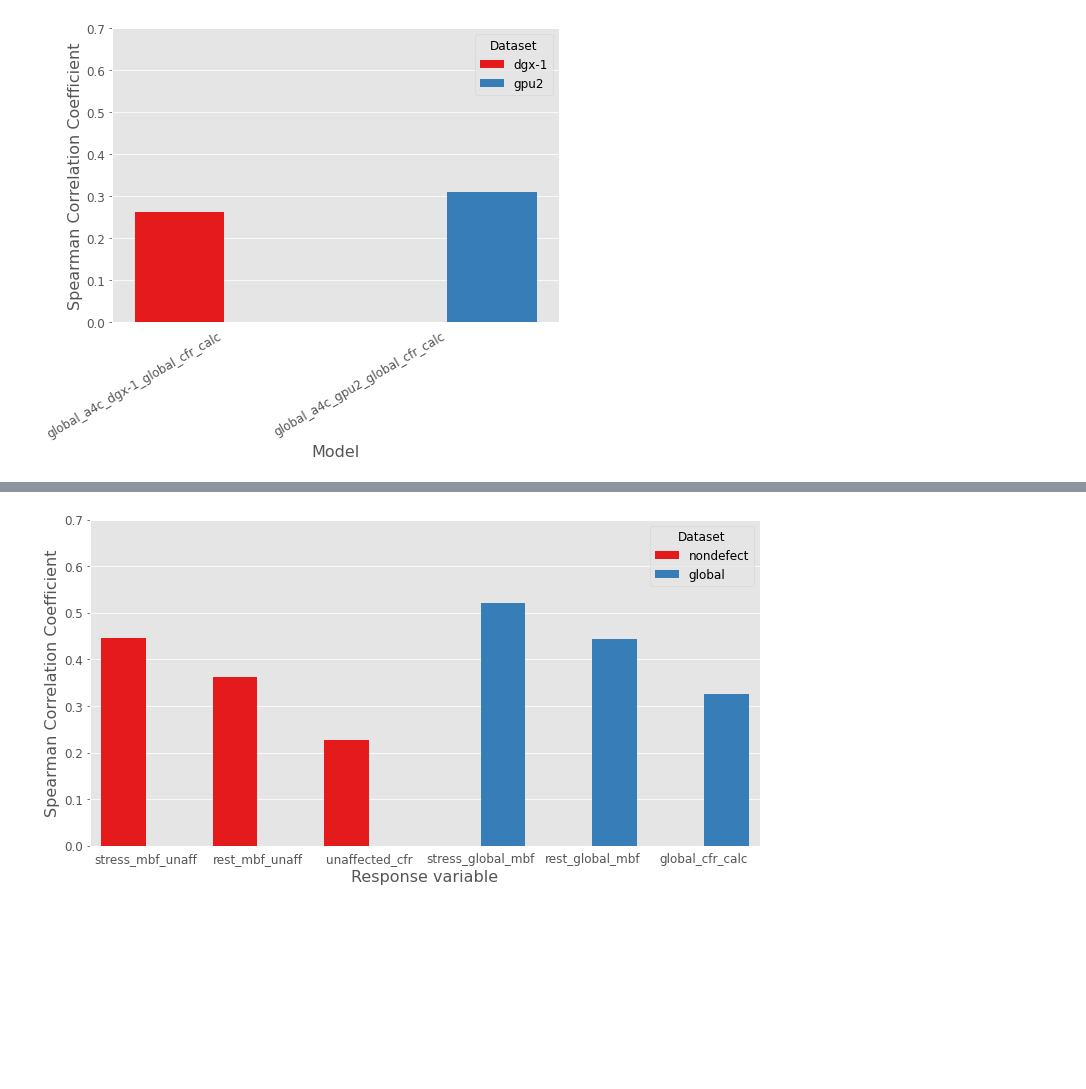
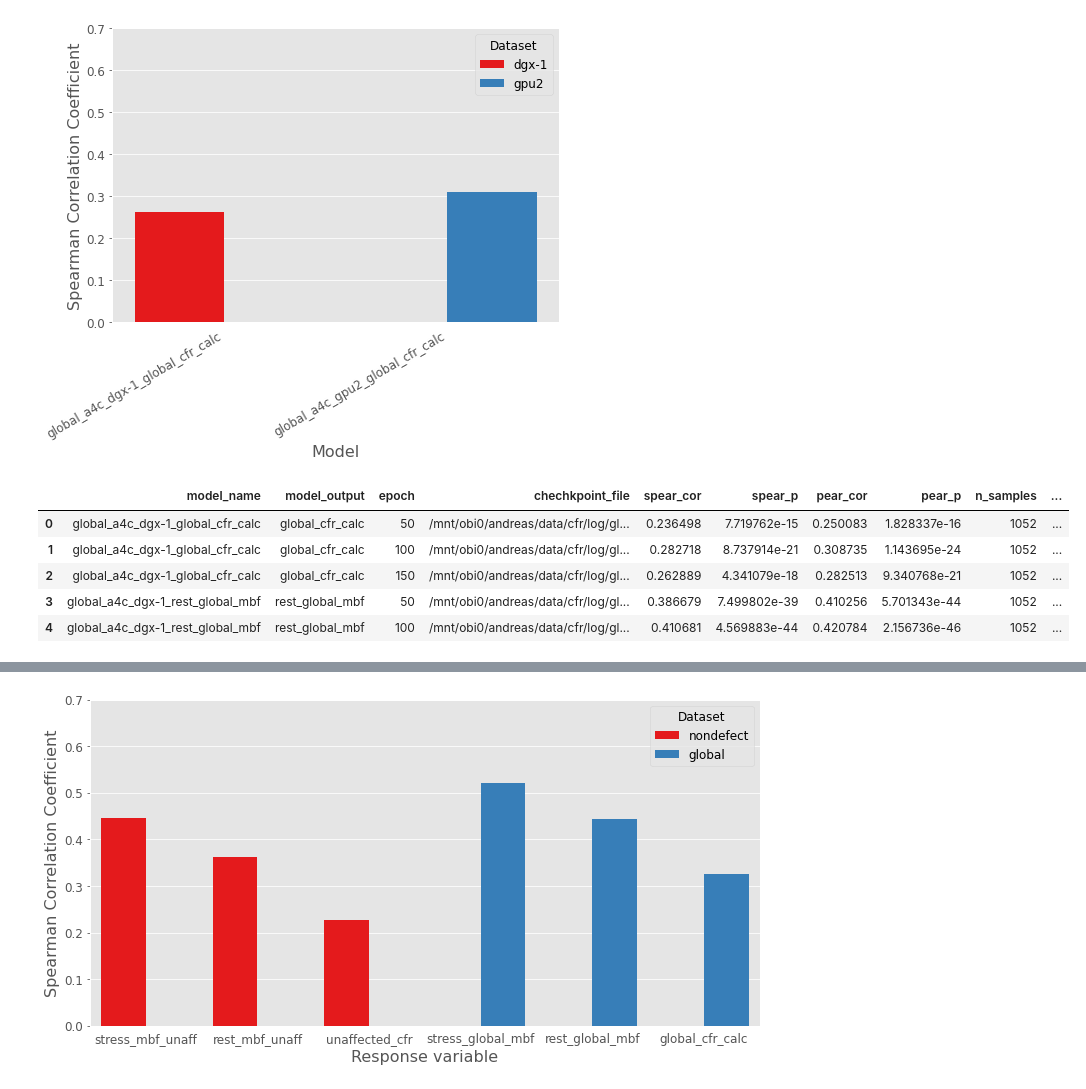
Before and after one commit to awerdich/werdich-cfr, a Jupyter notebook: notebooks/visualize_cfr_predictions.ipynb, the cells around one changed output, grey strips where cells are left out. Cells and saved outputs as stored; diff of their text form; code cells hidden in the pictures; blank space fills up the shorter version.

```diff
--- a/notebooks/visualize_cfr_predictions.ipynb
+++ b/notebooks/visualize_cfr_predictions.ipynb
@@ -113,3 +113,12 @@ fig.savefig(os.path.join(pred_dir, 'cfr_models_gpu.png'), dpi=300, bbox_inches='
 plt.show()
 # %% [output]
 [figure]
+# %%
+df_cor.head()
+# %% [output]
+|  | model_name | model_output | epoch | chechkpoint_file | spear_cor | spear_p | pear_cor | pear_p | n_samples | ... |
+| 0 | global_a4c_dgx-1_global_cfr_calc | global_cfr_calc | 50 | /mnt/obi0/andreas/data/cfr/log/gl... | 0.236498 | 7.719762e-15 | 0.250083 | 1.828337e-16 | 1052 | ... |
+| 1 | global_a4c_dgx-1_global_cfr_calc | global_cfr_calc | 100 | /mnt/obi0/andreas/data/cfr/log/gl... | 0.282718 | 8.737914e-21 | 0.308735 | 1.143695e-24 | 1052 | ... |
+| 2 | global_a4c_dgx-1_global_cfr_calc | global_cfr_calc | 150 | /mnt/obi0/andreas/data/cfr/log/gl... | 0.262889 | 4.341079e-18 | 0.282513 | 9.340768e-21 | 1052 | ... |
+| 3 | global_a4c_dgx-1_rest_global_mbf | rest_global_mbf | 50 | /mnt/obi0/andreas/data/cfr/log/gl... | 0.386679 | 7.499802e-39 | 0.410256 | 5.701343e-44 | 1052 | ... |
+| 4 | global_a4c_dgx-1_rest_global_mbf | rest_global_mbf | 100 | /mnt/obi0/andreas/data/cfr/log/gl... | 0.410681 | 4.569883e-44 | 0.420784 | 2.156736e-46 | 1052 | ... |
```
Also changed, not shown: parts of 6 cells of this notebook, 1 other file.
